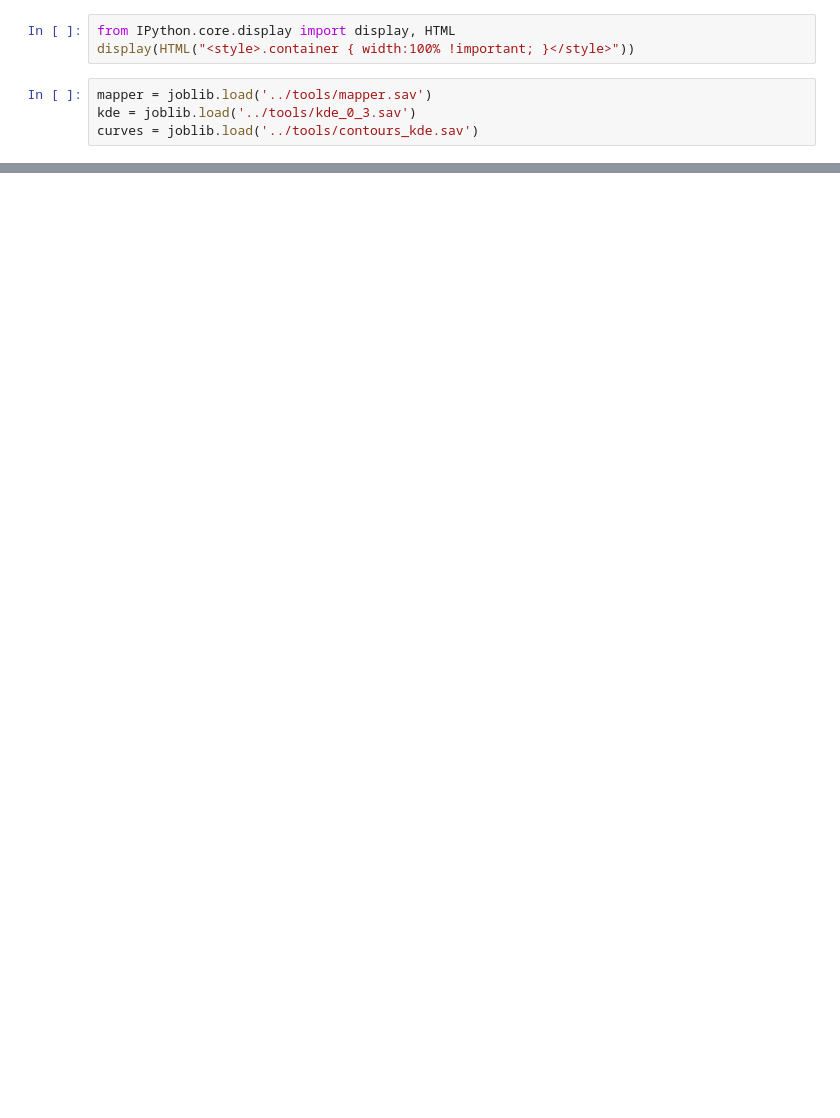
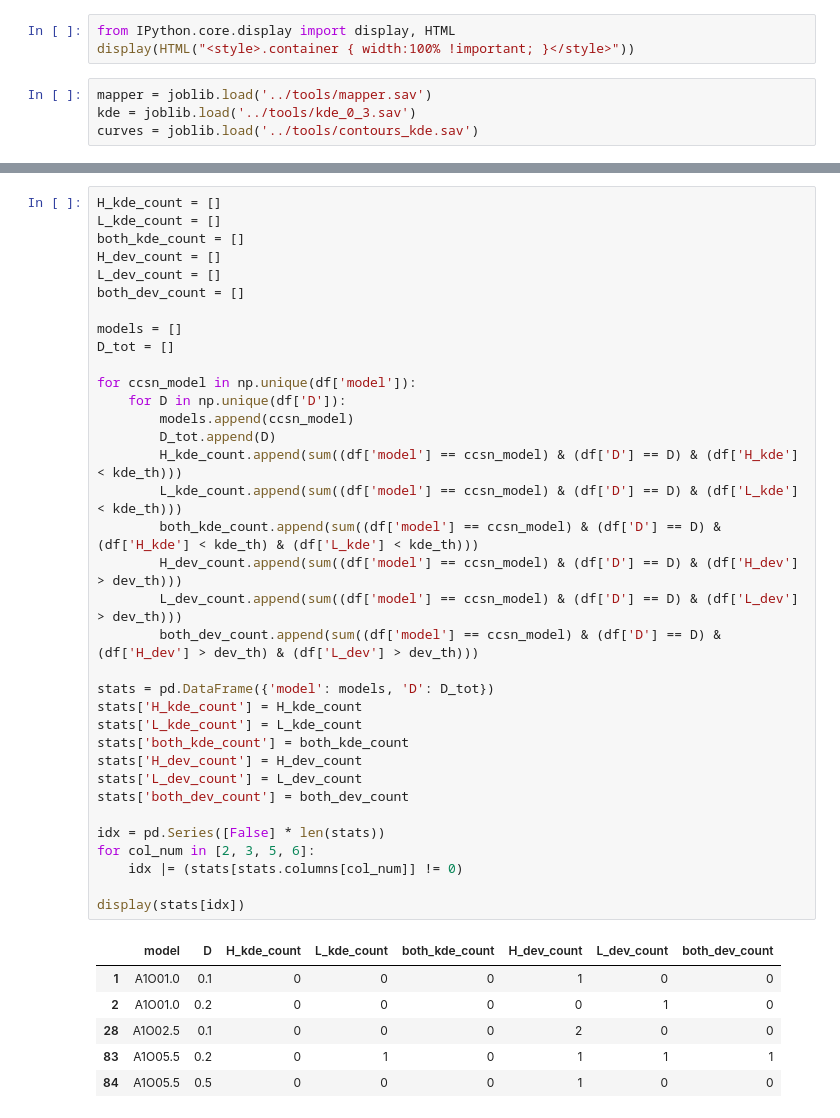
Before and after one commit to TomMarianer/gwml, a Jupyter notebook: local/notebooks/process_injected_ccsn.ipynb, the cells around one changed output, grey strips where cells are left out. Saved outputs shown, nothing was run; the diff lists cells and outputs as text; blank space fills up the shorter version.

```diff
--- a/local/notebooks/process_injected_ccsn.ipynb
+++ b/local/notebooks/process_injected_ccsn.ipynb
@@ -121,3 +138,45 @@ print(len(df_ood))
+# %%
+H_kde_count = []
+L_kde_count = []
+both_kde_count = []
+H_dev_count = []
+L_dev_count = []
+both_dev_count = []
+
+models = []
+D_tot = []
+
+for ccsn_model in np.unique(df['model']):
+    for D in np.unique(df['D']):
+        models.append(ccsn_model)
+        D_tot.append(D)
+        H_kde_count.append(sum((df['model'] == ccsn_model) & (df['D'] == D) & (df['H_kde'] < kde_th)))
+        L_kde_count.append(sum((df['model'] == ccsn_model) & (df['D'] == D) & (df['L_kde'] < kde_th)))
+        both_kde_count.append(sum((df['model'] == ccsn_model) & (df['D'] == D) & (df['H_kde'] < kde_th) & (df['L_kde'] < kde_th)))
+        H_dev_count.append(sum((df['model'] == ccsn_model) & (df['D'] == D) & (df['H_dev'] > dev_th)))
+        L_dev_count.append(sum((df['model'] == ccsn_model) & (df['D'] == D) & (df['L_dev'] > dev_th)))
+        both_dev_count.append(sum((df['model'] == ccsn_model) & (df['D'] == D) & (df['H_dev'] > dev_th) & (df['L_dev'] > dev_th)))
+
+stats = pd.DataFrame({'model': models, 'D': D_tot})
+stats['H_kde_count'] = H_kde_count
+stats['L_kde_count'] = L_kde_count
+stats['both_kde_count'] = both_kde_count
+stats['H_dev_count'] = H_dev_count
+stats['L_dev_count'] = L_dev_count
+stats['both_dev_count'] = both_dev_count
+
+idx = pd.Series([False] * len(stats))
+for col_num in [2, 3, 5, 6]:
+    idx |= (stats[stats.columns[col_num]] != 0)
+
+display(stats[idx])
+# %% [output]
+|  | model | D | H_kde_count | L_kde_count | both_kde_count | H_dev_count | L_dev_count | both_dev_count |
+| 1 | A1O01.0 | 0.1 | 0 | 0 | 0 | 1 | 0 | 0 |
+| 2 | A1O01.0 | 0.2 | 0 | 0 | 0 | 0 | 1 | 0 |
+| 28 | A1O02.5 | 0.1 | 0 | 0 | 0 | 2 | 0 | 0 |
+| 83 | A1O05.5 | 0.2 | 0 | 1 | 0 | 1 | 1 | 1 |
+| 84 | A1O05.5 | 0.5 | 0 | 0 | 0 | 1 | 0 | 0 |
 # %%
 data_path = join(conditioned_path, detector + '1/' + condition_method + '/injected/ccsn/' + ccsn_paper)
 files = [f for f in sorted(listdir(data_path)) if isfile(join(data_path, f)) and f.split('.')[-1] == 'hdf5']
```
Also changed, not shown: parts of 11 cells of this notebook, 2 other files.
